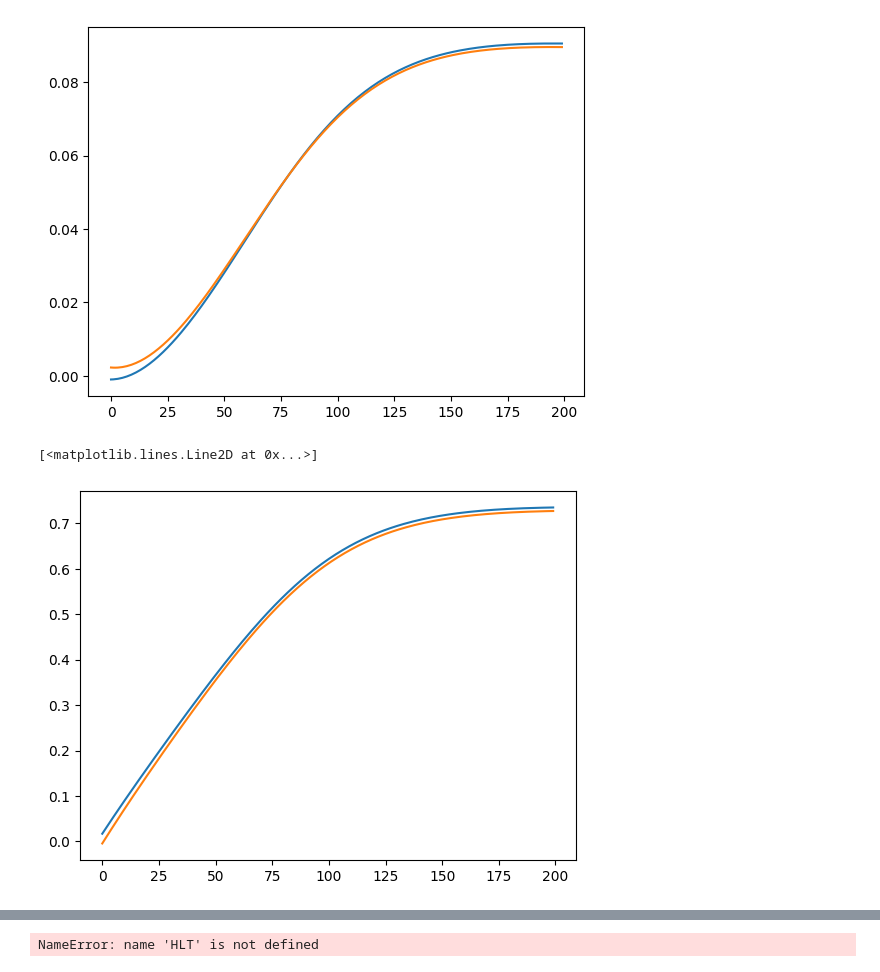
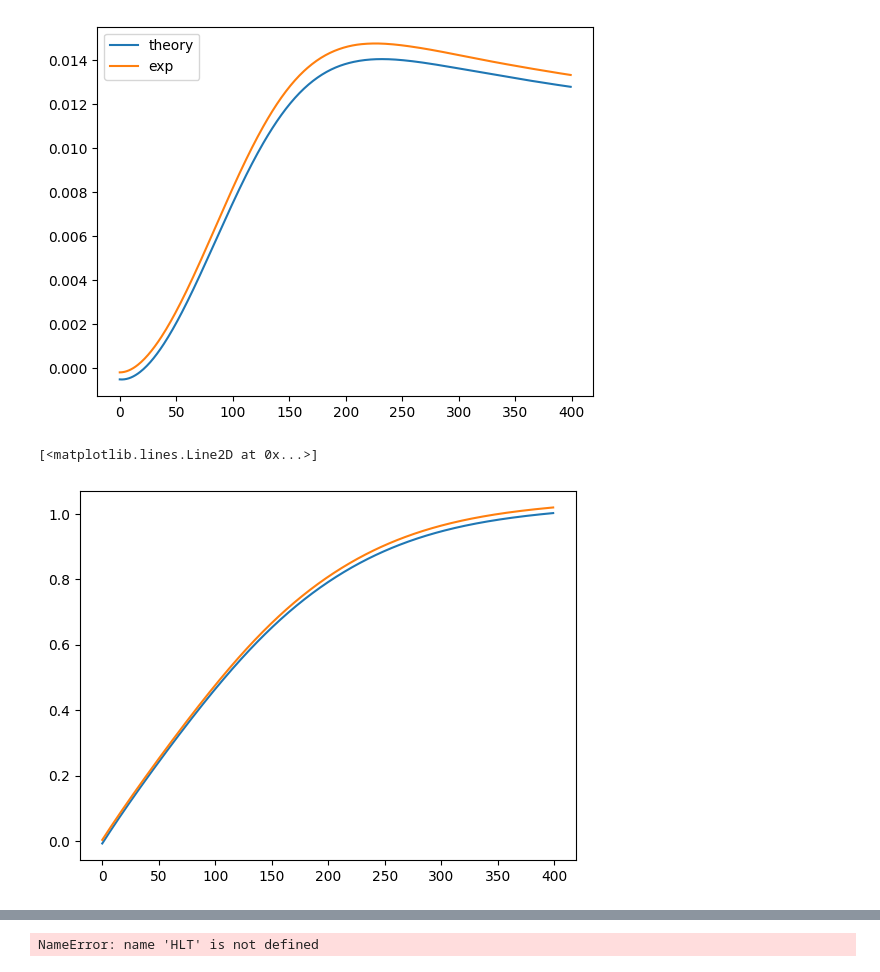
Before and after one commit to alessandrobreccia99/Infinite_width_Continual_Learning, a Jupyter notebook: DMFT.ipynb, the cells around one changed output, grey strips where cells are left out. Saved outputs shown, nothing was run; the diff lists cells and outputs as text; code cells hidden in the pictures.

Commit message:
continual_DMFT

```diff
--- a/DMFT.ipynb
+++ b/DMFT.ipynb
@@ -269,2 +265,0 @@ mlp = mlp.eval()
-# %%
-a = mlp(X_test)
@@ -274,3 +273,5 @@ N = widths[0]
 P = len(X)
 K_x = X @ X.T / D
 K_x = K_x.cpu()
+K_x_a = (tasks[1] @ tasks[0].T).cpu() / D
+K_x2 = (tasks[1] @ tasks[1].T).cpu() / D
@@ -441,5 +478,5 @@ for i in range(epochs):
 # %%
-Phi_exp = h[-1] @ h[-1].T/N
+Phi_exp = get_Phi(h[-1].T,h[-1].T)
 G_exp = g[-1] @ g[-1].T/N
 
 fig, ax = plt.subplots(3,4, figsize=(15,8))
@@ -481,8 +518,8 @@ ax12 = ax[2,3].imshow(Phi_exp.cpu() + G_exp.cpu() * K_x.cpu(), cmap='coolwarm')
 ax[2,3].set_title('$\Theta(\infty)_{Exper}$')
 
 axes = [ax1,ax2,ax3,ax4,ax5,ax6,ax7,ax8,ax9,ax10,ax11,ax12]
-for a in axes:
-    plt.colorbar(a)
+for i,a in enumerate(axes):
+    plt.colorbar(a, ax=ax[int(i/4), i%4])
 
 plt.tight_layout()
 plt.show()
@@ -501,0 +591,11 @@ plt.show()
+# %%
+loss_th2 = []
+for i in range(len(deltas)):
+         loss_th2.append(torch.mean(deltas2[i]**2).item()/2)
+
+plt.plot(loss_th2, linestyle=':', color='black', label = 'DMFT')
+plt.plot(loss_histp, alpha= 0.6, label='exp')
+plt.ylabel('Loss')
+plt.xlabel('epochs')
+plt.legend()
+plt.show()
@@ -502,24 +604,25 @@ plt.show()
 # %%
 normh = []
 normh_e = []
 normg = []
 normg_e = []
 
 for i in range(epochs):
-    normh.append(torch.mean(hs[i]))
-    normh_e.append(torch.mean(h[i].cpu()))
-    normg.append(torch.mean(zs[i]))
-    normg_e.append(torch.mean(z[i].cpu()))
+    normh.append(torch.mean(hs2[i]))
+    normh_e.append(torch.mean(h2[i].cpu()))
+    normg.append(torch.mean(zs2[i]))
+    normg_e.append(torch.mean(z2[i].cpu()))
 
-plt.plot(normh)
-plt.plot(normh_e)
+plt.plot(normh, label='theory')
+plt.plot(normh_e, label='exp')
+plt.legend()
 plt.show()
 plt.plot(normg)
 plt.plot(normg_e)
 # %% [output]
-[figure, old version]
+[figure, new version]
 [<matplotlib.lines.Line2D at 0x...>]
-[figure, old version]
+[figure, new version]
 # %%
 def compare_NTK(idxs):
     for idx in idxs:
```
Also changed, not shown: parts of 23 cells of this notebook, 3 other files.
